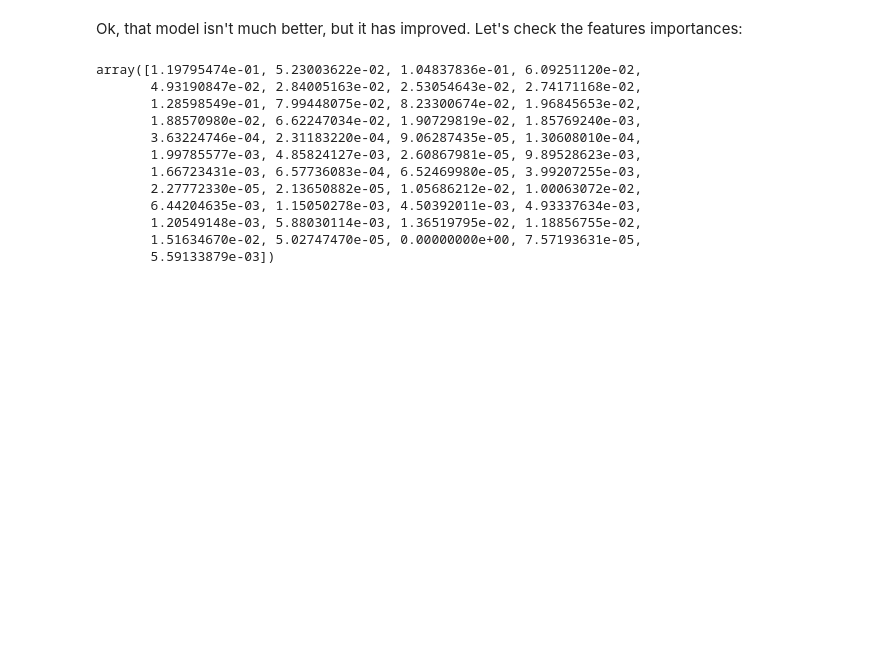
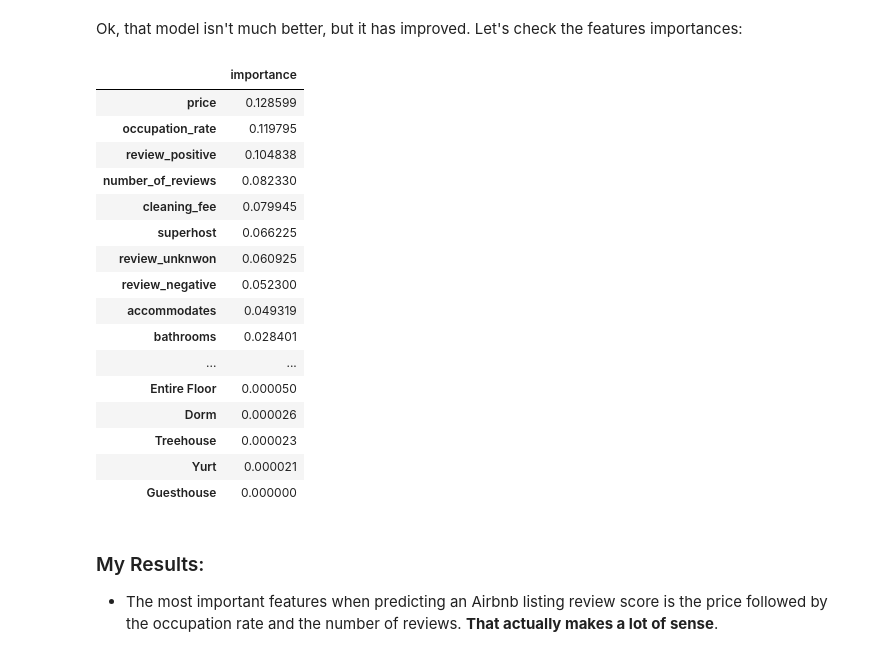
Before and after one commit to macedoti13/Airbnb-Data-Analysis, a Jupyter notebook: AirbnbDataAnalysis.ipynb, the cells around one changed output. Cells and saved outputs as stored; diff of their text form; code cells hidden in the pictures; blank space fills up the shorter version.

```diff
--- a/AirbnbDataAnalysis.ipynb
+++ b/AirbnbDataAnalysis.ipynb
@@ -1461,18 +1461,28 @@ R2 Score: 0.21598506574319554,
 Mean Squared Error: 57.53220071062886
 # %% [markdown]
 Ok, that model isn't much better, but it has improved. Let's check the features importances:
-# %%
-tuned_rf.feature_importances_
-# %% [output]
-array([1.19795474e-01, 5.23003622e-02, 1.04837836e-01, 6.09251120e-02,
-       4.93190847e-02, 2.84005163e-02, 2.53054643e-02, 2.74171168e-02,
-       1.28598549e-01, 7.99448075e-02, 8.23300674e-02, 1.96845653e-02,
-       1.88570980e-02, 6.62247034e-02, 1.90729819e-02, 1.85769240e-03,
-       3.63224746e-04, 2.31183220e-04, 9.06287435e-05, 1.30608010e-04,
-       1.99785577e-03, 4.85824127e-03, 2.60867981e-05, 9.89528623e-03,
-       1.66723431e-03, 6.57736083e-04, 6.52469980e-05, 3.99207255e-03,
-       2.27772330e-05, 2.13650882e-05, 1.05686212e-02, 1.00063072e-02,
-       6.44204635e-03, 1.15050278e-03, 4.50392011e-03, 4.93337634e-03,
-       1.20549148e-03, 5.88030114e-03, 1.36519795e-02, 1.18856755e-02,
-       1.51634670e-02, 5.02747470e-05, 0.00000000e+00, 7.57193631e-05,
-       5.59133879e-03])
+# %%
+feature_importances = pd.DataFrame(tuned_rf.feature_importances_, index = X_train.columns,columns=['importance']).sort_values('importance',ascending=False)
+feature_importances
+# %% [output]
+|  | importance |
+| price | 0.128599 |
+| occupation_rate | 0.119795 |
+| review_positive | 0.104838 |
+| number_of_reviews | 0.082330 |
+| cleaning_fee | 0.079945 |
+| superhost | 0.066225 |
+| review_unknwon | 0.060925 |
+| review_negative | 0.052300 |
+| accommodates | 0.049319 |
+| bathrooms | 0.028401 |
+| ... | ... |
+| Entire Floor | 0.000050 |
+| Dorm | 0.000026 |
+| Treehouse | 0.000023 |
+| Yurt | 0.000021 |
+| Guesthouse | 0.000000 |
+# %% [markdown]
+### My Results:
+
+- The most important features when predicting an Airbnb listing review score is the price followed by the occupation rate and the number of reviews. **That actually makes a lot of sense**.
```
